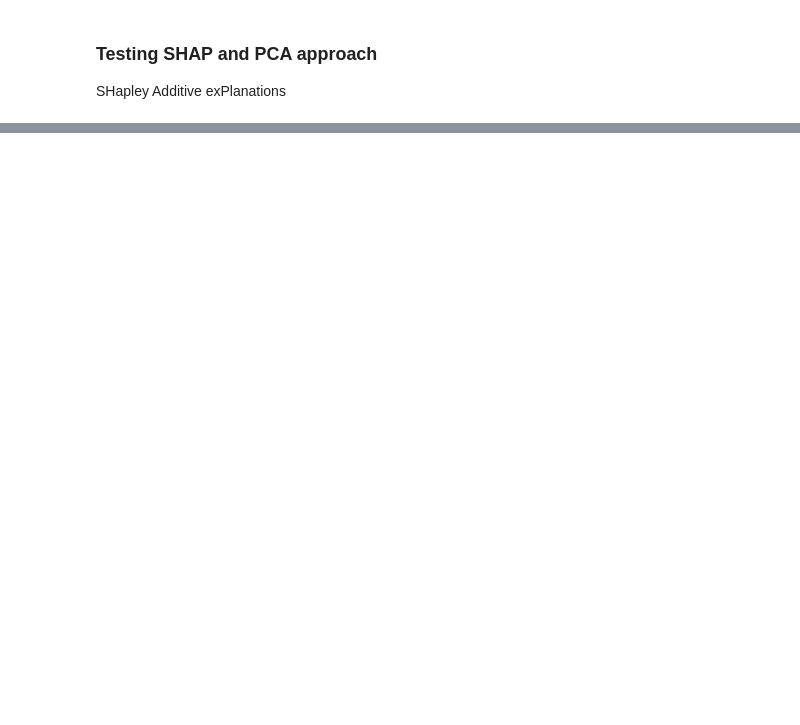
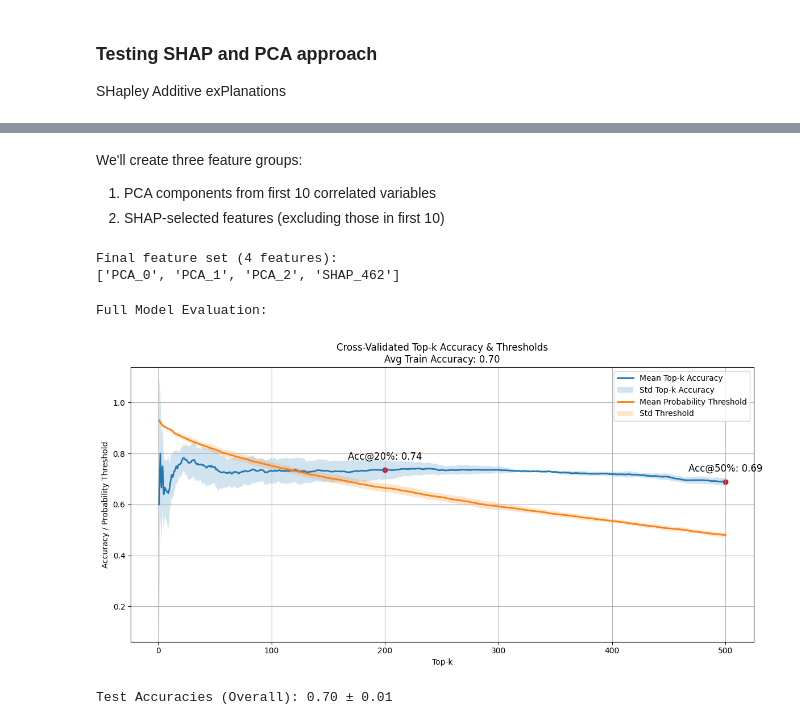
Before and after one commit to ssafiejko/aml_project_2, a Jupyter notebook: shap.ipynb, the cells around one changed output, grey strips where cells are left out. Cells and saved outputs as stored; diff of their text form; code cells hidden in the pictures; blank space fills up the shorter version.

```diff
--- a/shap.ipynb
+++ b/shap.ipynb
@@ -93,0 +155,62 @@ Top-20 Accuracy (k=1000) with 5 variables: 0.732
+# %% [markdown]
+We'll create three feature groups:
+1. PCA components from first 10 correlated variables
+2. SHAP-selected features (excluding those in first 10)
+# %%
+class PCAShapFeatureEngineer:
+    def __init__(self, n_pca_components=3, shap_features=None):
+        self.n_pca_components = n_pca_components
+        self.shap_features = shap_features if shap_features else []
+        self.pca = PCA(n_components=n_pca_components)
+
+    def fit(self, X, y=None):
+        # Fit PCA on first 10 features
+        self.pca.fit(X[:, :10])
+        return self
+
+    def transform(self, X):
+        # PCA transform first 10 features
+        pca_features = self.pca.transform(X[:, :10])
+
+        # Get SHAP features not in first 10
+        shap_to_keep = [f for f in self.shap_features if f >= 10]
+        shap_values = X[:, shap_to_keep] if shap_to_keep else np.zeros((X.shape[0], 0))
+
+        return np.hstack([pca_features, shap_values])
+
+    def fit_transform(self, X, y=None):
+        return self.fit(X, y).transform(X)
+# %%
+pipeline = Pipeline([
+    ('scaler', column_transformer),  # From custom_scaler.py
+    ('feature_engineer', PCAShapFeatureEngineer(n_pca_components=3, shap_features=shap_features)),
+    ('classifier', LogisticRegression(penalty='l1', solver='liblinear', C=0.1, random_state=42))
+])
+# %%
+fe = PCAShapFeatureEngineer(n_pca_components=3, shap_features=shap_features)
+X_transformed = fe.fit_transform(column_transformer.fit_transform(X_train))
+# %%
+pca_feats = [f"PCA_{i}" for i in range(fe.n_pca_components)]
+shap_feats = [f"SHAP_{f}" for f in shap_features if f >= 10]
+all_feature_names = pca_feats + shap_feats
+
+print(f"Final feature set ({len(all_feature_names)} features):")
+print(all_feature_names)
+# %% [output]
+Final feature set (4 features):
+['PCA_0', 'PCA_1', 'PCA_2', 'SHAP_462']
+# %%
+model_comp = ModelComparator(
+    X_transformed,
+    y_train,
+    scaling=None,  #already scaled in pipeline
+    random_state=42
+)
+
+# Comprehensive evaluation
+print("\nFull Model Evaluation:")
+top_k_acc = model_comp.evaluate_model(pipeline.named_steps['classifier'])
+# %% [output]
+Full Model Evaluation:
+[figure, added]
+Test Accuracies (Overall): 0.70 ± 0.01
```
Also changed, not shown: parts of 32 cells of this notebook.
